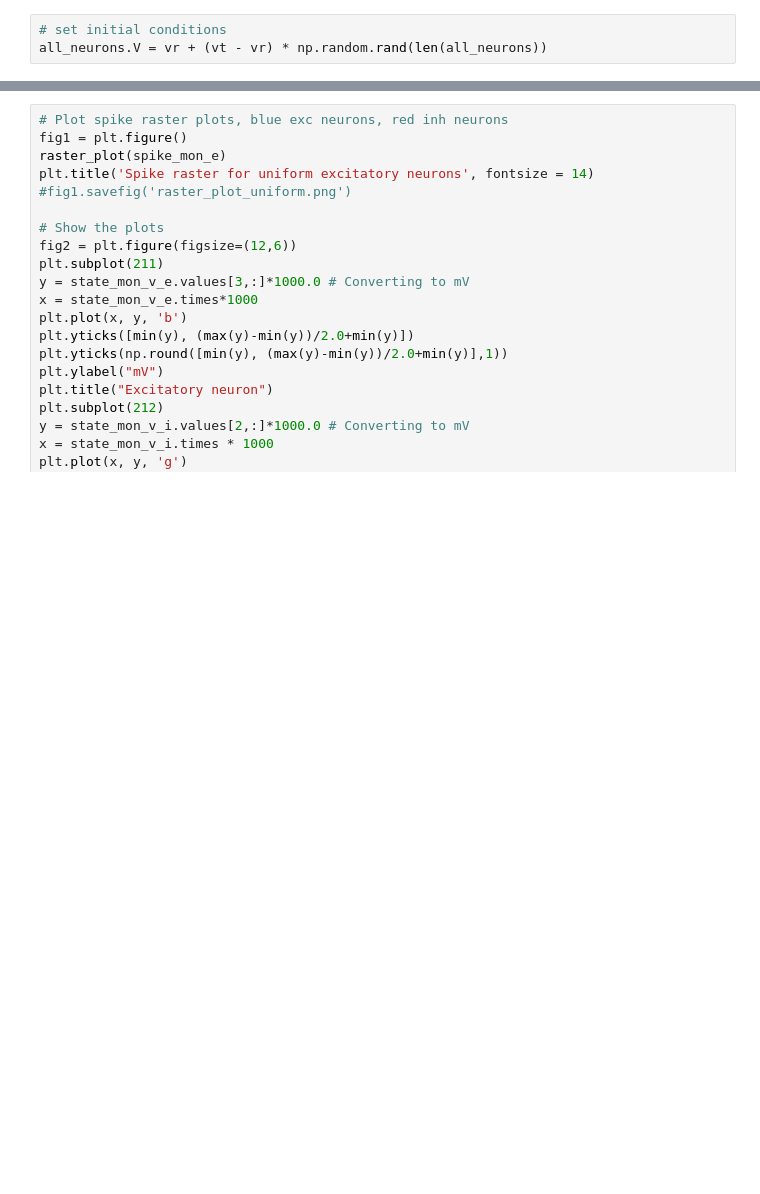
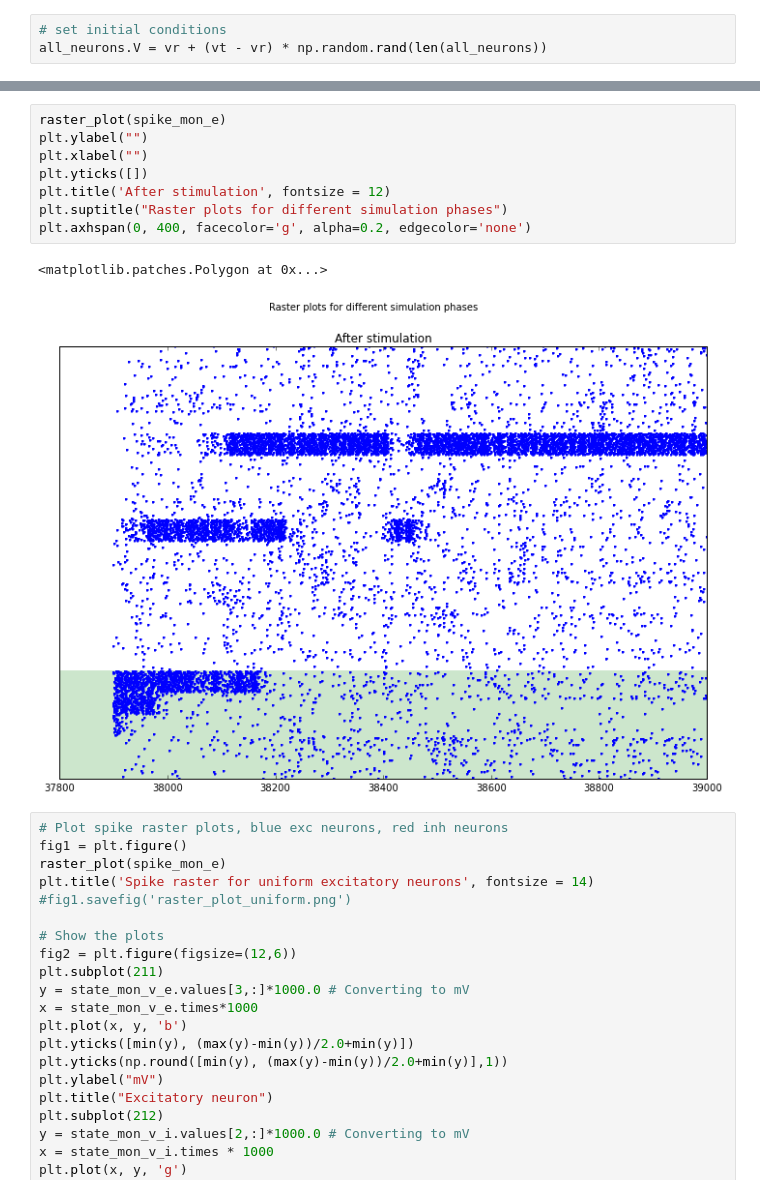
Before and after one commit to janfb/bccn_programming_project5, a Jupyter notebook: Project5_Clustered_Networks.ipynb, the cells around one changed output, grey strips where cells are left out. Cells and saved outputs as stored; diff of their text form; blank space fills up the shorter version.

```diff
--- a/Project5_Clustered_Networks.ipynb
+++ b/Project5_Clustered_Networks.ipynb
@@ -137,3 +187,14 @@ network.run(t, report='text')
+# %%
+raster_plot(spike_mon_e)
+plt.ylabel("")
+plt.xlabel("")
+plt.yticks([])
+plt.title('After stimulation', fontsize = 12)
+plt.suptitle("Raster plots for different simulation phases")
+plt.axhspan(0, 400, facecolor='g', alpha=0.2, edgecolor='none')
+# %% [output]
+<matplotlib.patches.Polygon at 0x...>
+[figure, added]
 # %%
 # Plot spike raster plots, blue exc neurons, red inh neurons
 fig1 = plt.figure()
```
Also changed, not shown: parts of 5 cells of this notebook.
